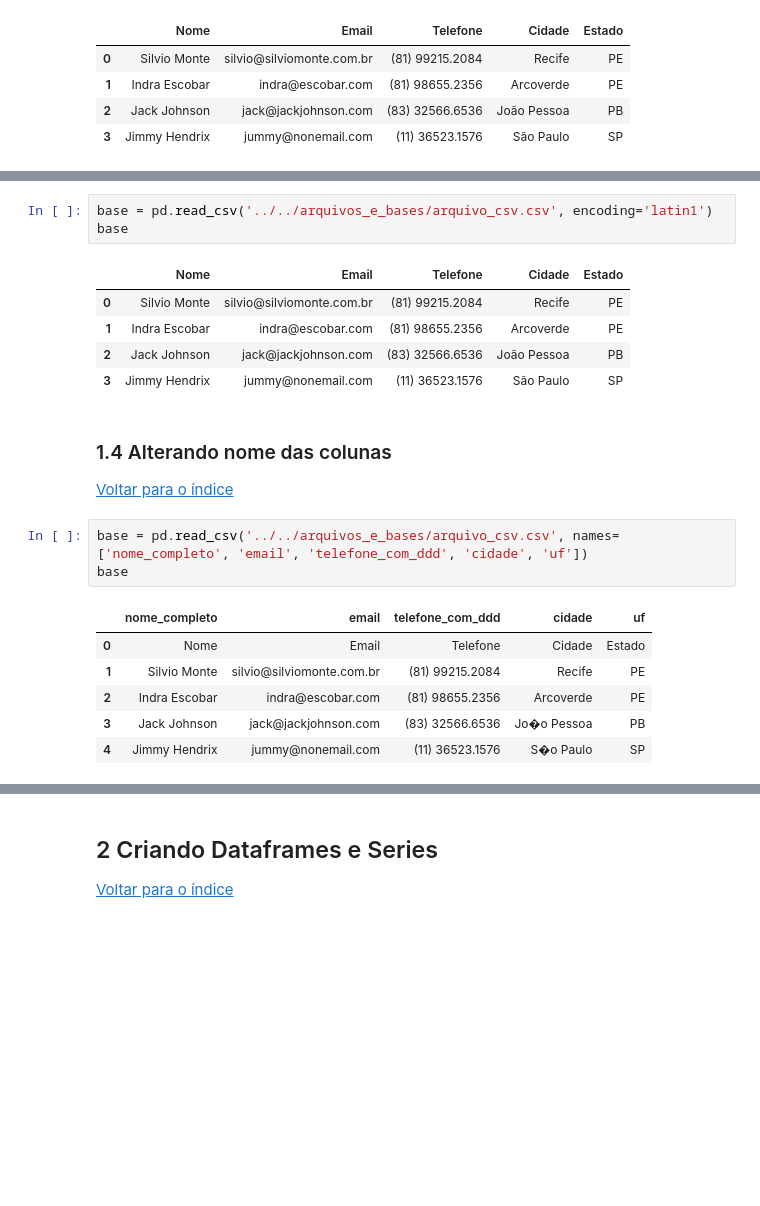
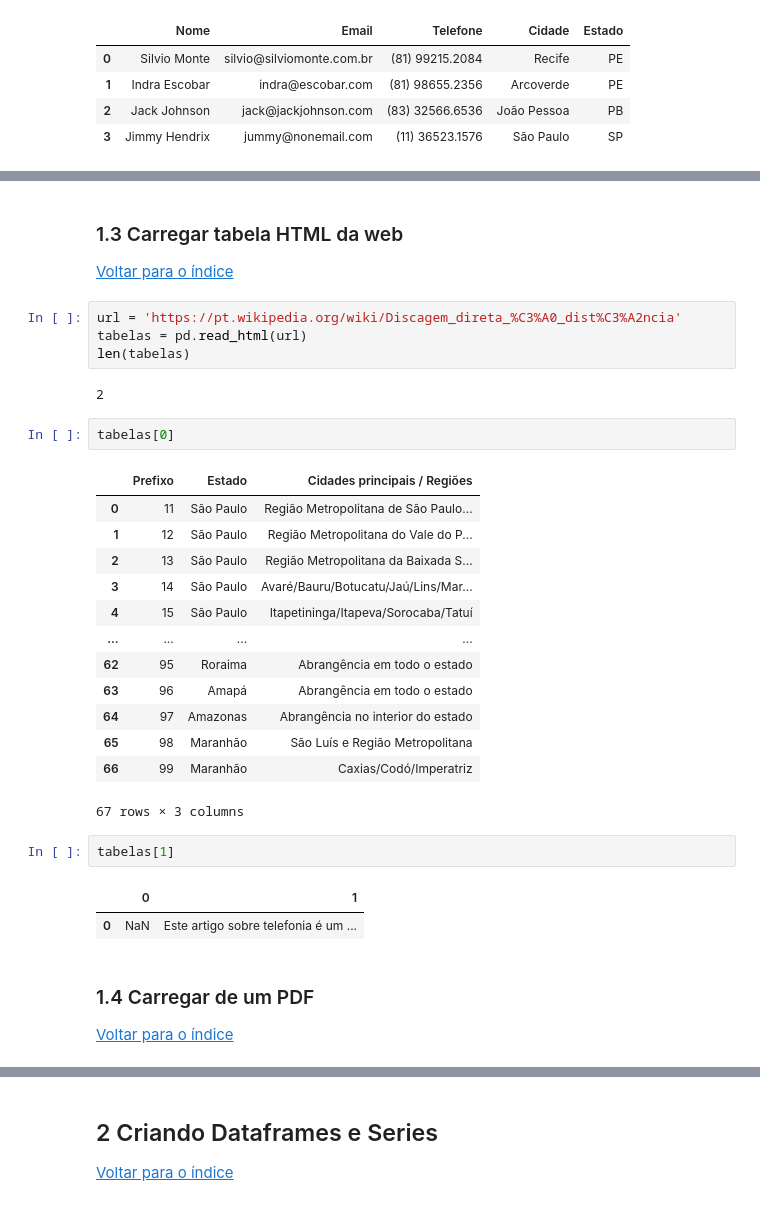
Before and after one commit to silviomonte/useful-codes, a Jupyter notebook: 05 Análise de Dados/Pandas/01 Manupulação de dados.ipynb, the cells around one changed output, grey strips where cells are left out. Saved outputs shown, nothing was run; the diff lists cells and outputs as text; blank space fills up the shorter version.

```diff
--- a/05 Análise de Dados/Pandas/01 Manupulação de dados.ipynb
+++ b/05 Análise de Dados/Pandas/01 Manupulação de dados.ipynb
@@ -81,22 +81,33 @@ base
-# %%
-base = pd.read_csv('../../arquivos_e_bases/arquivo_csv.csv', encoding='latin1')
-base
-# %% [output]
-|  | Nome | Email | Telefone | Cidade | Estado |
-| 0 | Silvio Monte | silvio@silviomonte.com.br | (81) 99215.2084 | Recife | PE |
-| 1 | Indra Escobar | indra@escobar.com | (81) 98655.2356 | Arcoverde | PE |
-| 2 | Jack Johnson | jack@jackjohnson.com | (83) 32566.6536 | João Pessoa | PB |
-| 3 | Jimmy Hendrix | jummy@nonemail.com | (11) 36523.1576 | São Paulo | SP |
-# %% [markdown]
-### 1.4 Alterando nome das colunas
-[Voltar para o índice](#Índice)
-# %%
-base = pd.read_csv('../../arquivos_e_bases/arquivo_csv.csv', names=['nome_completo', 'email', 'telefone_com_ddd', 'cidade', 'uf'])
-base
-# %% [output]
-|  | nome_completo | email | telefone_com_ddd | cidade | uf |
-| 0 | Nome | Email | Telefone | Cidade | Estado |
-| 1 | Silvio Monte | silvio@silviomonte.com.br | (81) 99215.2084 | Recife | PE |
-| 2 | Indra Escobar | indra@escobar.com | (81) 98655.2356 | Arcoverde | PE |
-| 3 | Jack Johnson | jack@jackjohnson.com | (83) 32566.6536 | Jo�o Pessoa | PB |
-| 4 | Jimmy Hendrix | jummy@nonemail.com | (11) 36523.1576 | S�o Paulo | SP |
+# %% [markdown]
+### 1.3 Carregar tabela HTML da web
+[Voltar para o índice](#Índice)
+# %%
+url = 'https://pt.wikipedia.org/wiki/Discagem_direta_%C3%A0_dist%C3%A2ncia'
+tabelas = pd.read_html(url)
+len(tabelas)
+# %% [output]
+2
+# %%
+tabelas[0]
+# %% [output]
+|  | Prefixo | Estado | Cidades principais / Regiões |
+| 0 | 11 | São Paulo | Região Metropolitana de São Paulo... |
+| 1 | 12 | São Paulo | Região Metropolitana do Vale do P... |
+| 2 | 13 | São Paulo | Região Metropolitana da Baixada S... |
+| 3 | 14 | São Paulo | Avaré/Bauru/Botucatu/Jaú/Lins/Mar... |
+| 4 | 15 | São Paulo | Itapetininga/Itapeva/Sorocaba/Tatuí |
+| ... | ... | ... | ... |
+| 62 | 95 | Roraima | Abrangência em todo o estado |
+| 63 | 96 | Amapá | Abrangência em todo o estado |
+| 64 | 97 | Amazonas | Abrangência no interior do estado |
+| 65 | 98 | Maranhão | São Luís e Região Metropolitana |
+| 66 | 99 | Maranhão | Caxias/Codó/Imperatriz |
+67 rows × 3 columns
+# %%
+tabelas[1]
+# %% [output]
+|  | 0 | 1 |
+| 0 | NaN | Este artigo sobre telefonia é um ... |
+# %% [markdown]
+### 1.4 Carregar de um PDF
+[Voltar para o índice](#Índice)
```
Also changed, not shown: parts of 13 cells of this notebook, 1 other file.
